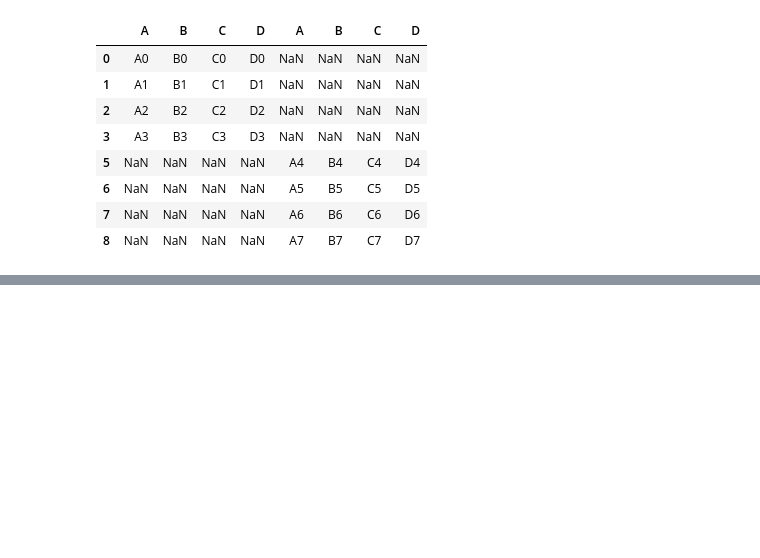
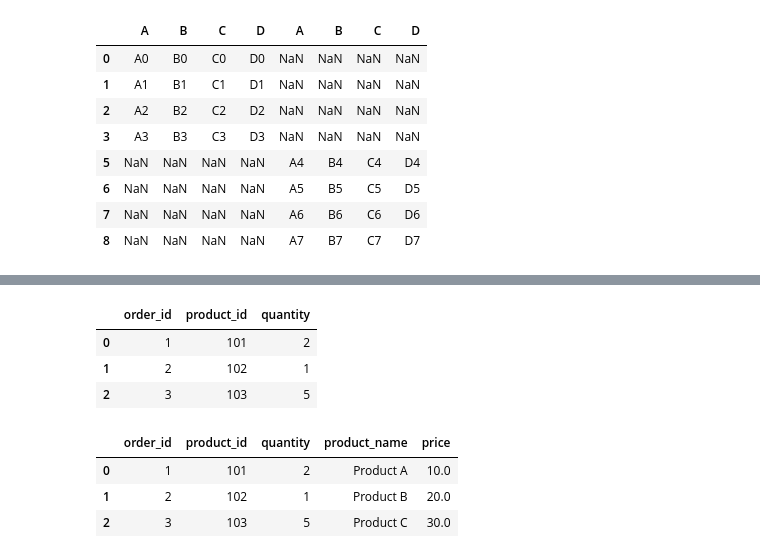
Before and after one commit to rahul8879/agent-ai-training, a Jupyter notebook: Data_Understadning/01.pandas_basic.ipynb, the cells around one changed output, grey strips where cells are left out. Cells and saved outputs as stored; diff of their text form; code cells hidden in the pictures; blank space fills up the shorter version.

```diff
--- a/Data_Understadning/01.pandas_basic.ipynb
+++ b/Data_Understadning/01.pandas_basic.ipynb
@@ -263,0 +330,26 @@ final_df
+# %%
+sales_df = pd.DataFrame({
+    'order_id': [1, 2, 3],
+    'product_id': [101, 102, 103],
+    'quantity': [2, 1, 5]
+})
+
+product_df = pd.DataFrame({
+    'product_id': [101, 102, 103],
+    'product_name': ['Product A', 'Product B', 'Product C'],
+    'price': [10.0, 20.0, 30.0]
+} )
+
+sales_df.head()
+# %% [output]
+|  | order_id | product_id | quantity |
+| 0 | 1 | 101 | 2 |
+| 1 | 2 | 102 | 1 |
+| 2 | 3 | 103 | 5 |
+# %%
+sales_df.join(product_df.set_index('product_id'), on='product_id', how='left')
+# %% [output]
+|  | order_id | product_id | quantity | product_name | price |
+| 0 | 1 | 101 | 2 | Product A | 10.0 |
+| 1 | 2 | 102 | 1 | Product B | 20.0 |
+| 2 | 3 | 103 | 5 | Product C | 30.0 |
```
Also changed, not shown: parts of 16 cells of this notebook, 3 other files.
